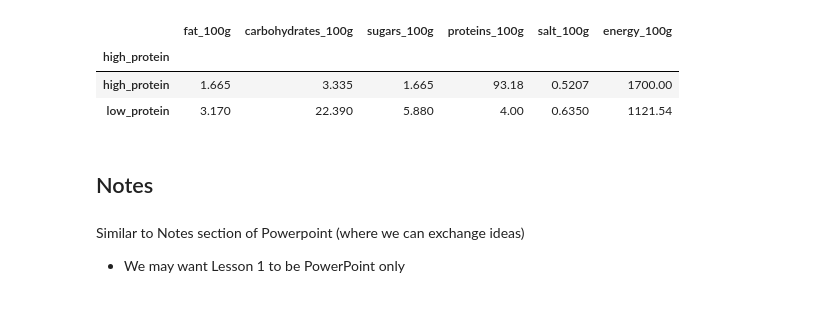
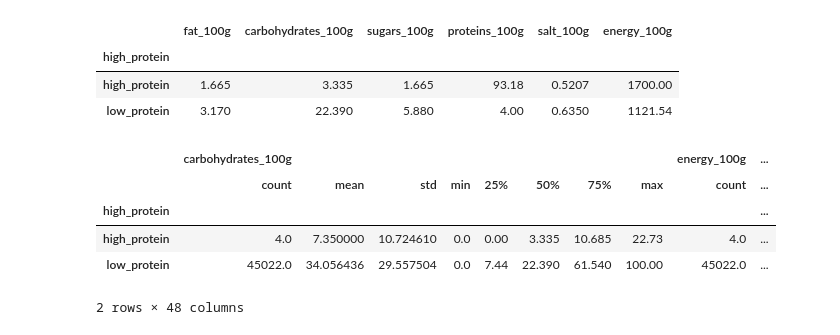
Before and after one commit to paiml/python_for_datascience, a Jupyter notebook: Lesson13_Python_For_Data_Science_Sorting.ipynb, the cells around one changed output. Cells and saved outputs as stored; diff of their text form; code cells hidden in the pictures; blank space fills up the shorter version.

```diff
--- a/Lesson13_Python_For_Data_Science_Sorting.ipynb
+++ b/Lesson13_Python_For_Data_Science_Sorting.ipynb
@@ -326,9 +337,12 @@ df.groupby("high_protein").median()
 | high_protein |  |  |  |  |  |  |
 | high_protein | 1.665 | 3.335 | 1.665 | 93.18 | 0.5207 | 1700.00 |
 | low_protein | 3.170 | 22.390 | 5.880 | 4.00 | 0.6350 | 1121.54 |
-# %% [markdown]
-## Notes
-# %% [markdown]
-Similar to Notes section of Powerpoint (where we can exchange ideas)
-
-* We may want Lesson 1 to be PowerPoint only
+# %%
+df.groupby("high_protein").describe()
+# %% [output]
+|  | carbohydrates_100g |  |  |  |  |  |  |  | energy_100g | ... |
+|  | count | mean | std | min | 25% | 50% | 75% | max | count | ... |
+| high_protein |  |  |  |  |  |  |  |  |  | ... |
+| high_protein | 4.0 | 7.350000 | 10.724610 | 0.0 | 0.00 | 3.335 | 10.685 | 22.73 | 4.0 | ... |
+| low_protein | 45022.0 | 34.056436 | 29.557504 | 0.0 | 7.44 | 22.390 | 61.540 | 100.00 | 45022.0 | ... |
+2 rows × 48 columns
```
Also changed, not shown: parts of 9 cells of this notebook.
